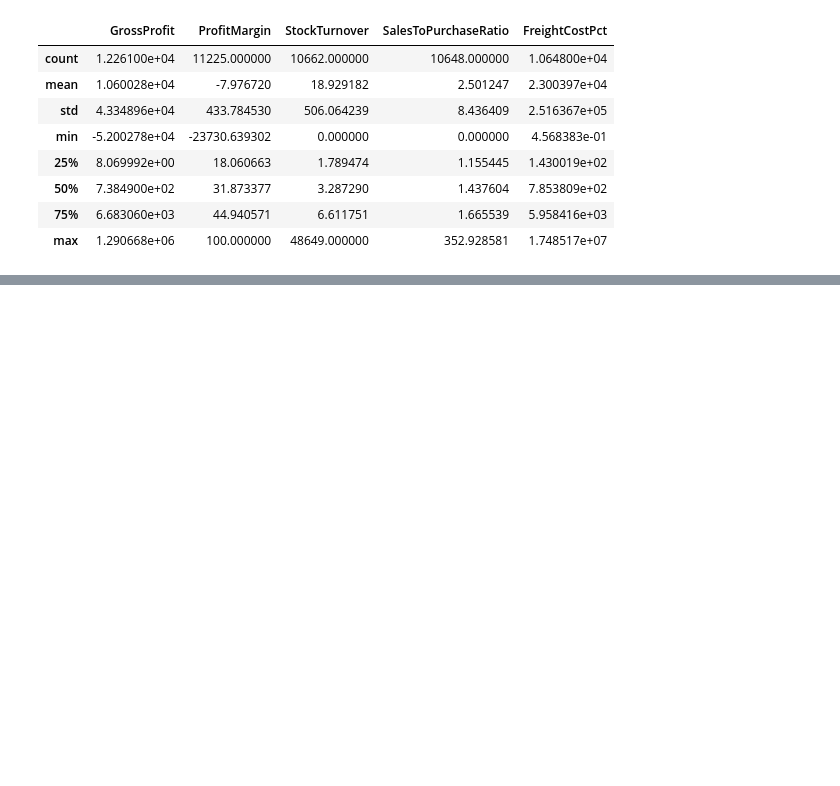
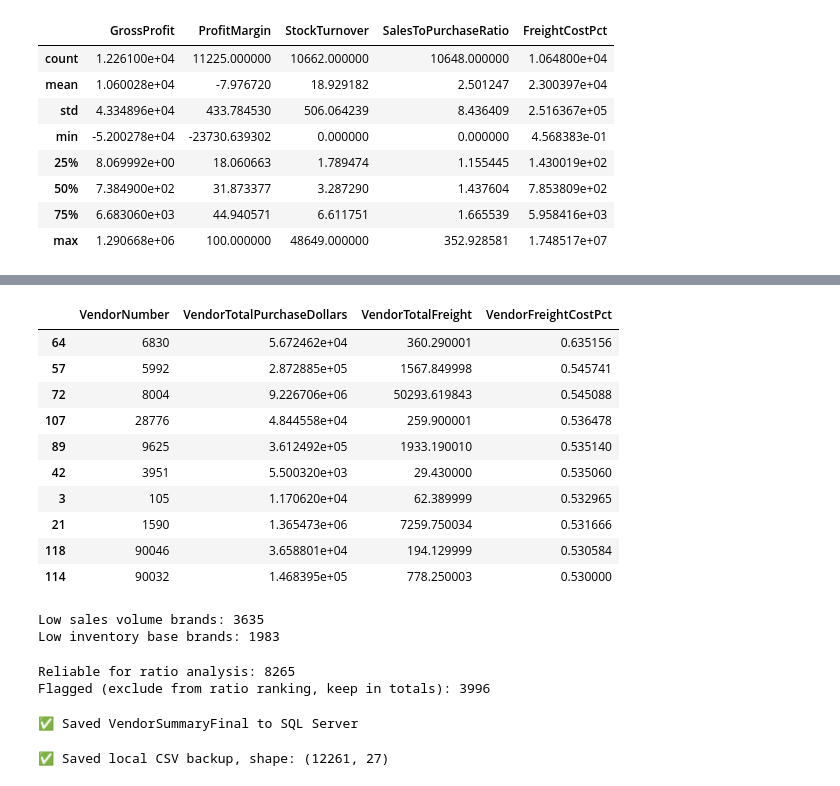
Before and after one commit to Imtiazjumman/Vendor_Data_Analysis, a Jupyter notebook: Vendor_Data_Analysis.ipynb, the cells around one changed output, grey strips where cells are left out. Drawn from its saved outputs; the diff is of its cells as text; code cells hidden in the pictures; blank space fills up the shorter version.

Commit message:
Saved files in  sql and csv

```diff
--- a/Vendor_Data_Analysis.ipynb
+++ b/Vendor_Data_Analysis.ipynb
@@ -235,0 +267,27 @@ df[['GrossProfit','ProfitMargin','StockTurnover','SalesToPurchaseRatio','Freight
+# %%
+#Fix FreightCostPct: recalculate at Vendor grain, not Brand grain
+
+vendor_level = df.groupby('VendorNumber').agg(
+    VendorTotalPurchaseDollars=('TotalPurchaseDollars','sum'),
+    VendorTotalFreight=('TotalFreightcost','first')  # freight is already the same value repeated per brand for a vendor
+).reset_index()
+
+vendor_level['VendorFreightCostPct'] = np.where(
+    vendor_level['VendorTotalPurchaseDollars'] > 0,
+    (vendor_level['VendorTotalFreight'] / vendor_level['VendorTotalPurchaseDollars']) * 100,
+    np.nan
+)
+
+vendor_level.sort_values('VendorFreightCostPct', ascending=False).head(10)
+# %% [output]
+|  | VendorNumber | VendorTotalPurchaseDollars | VendorTotalFreight | VendorFreightCostPct |
+| 64 | 6830 | 5.672462e+04 | 360.290001 | 0.635156 |
+| 57 | 5992 | 2.872885e+05 | 1567.849998 | 0.545741 |
+| 72 | 8004 | 9.226706e+06 | 50293.619843 | 0.545088 |
+| 107 | 28776 | 4.844558e+04 | 259.900001 | 0.536478 |
+| 89 | 9625 | 3.612492e+05 | 1933.190010 | 0.535140 |
+| 42 | 3951 | 5.500320e+03 | 29.430000 | 0.535060 |
+| 3 | 105 | 1.170620e+04 | 62.389999 | 0.532965 |
+| 21 | 1590 | 1.365473e+06 | 7259.750034 | 0.531666 |
+| 118 | 90046 | 3.658801e+04 | 194.129999 | 0.530584 |
+| 114 | 90032 | 1.468395e+05 | 778.250003 | 0.530000 |
@@ -235,0 +299,31 @@ df[['GrossProfit','ProfitMargin','StockTurnover','SalesToPurchaseRatio','Freight
+# %%
+# Flag brands where Sales or Inventory base is too small to trust ratio-based KPIs
+df['LowSalesVolumeFlag'] = df['TotalSalesDollars'] < 500        # threshold: adjust later if needed
+df['LowInventoryBaseFlag'] = df['AvgInventory'] < 2              # near-zero inventory denominator
+
+print("Low sales volume brands:", df['LowSalesVolumeFlag'].sum())
+print("Low inventory base brands:", df['LowInventoryBaseFlag'].sum())
+# %% [output]
+Low sales volume brands: 3635
+Low inventory base brands: 1983
+# %%
+#Combined Reliability Flag: True if both sales and inventory are sufficient to trust ratio-based KPIs
+df['ReliableForRatioAnalysis'] = (~df['LowSalesVolumeFlag']) & (~df['LowInventoryBaseFlag'])
+
+print("Reliable for ratio analysis:", df['ReliableForRatioAnalysis'].sum())
+print("Flagged (exclude from ratio ranking, keep in totals):", (~df['ReliableForRatioAnalysis']).sum())
+# %% [output]
+Reliable for ratio analysis: 8265
+Flagged (exclude from ratio ranking, keep in totals): 3996
+# %%
+#Phase 3 er final output: cleaned+enriched table SQL Server e save koro (Power BI ei table theke direct pore nebe, raw view na
+df.to_sql('VendorSummaryFinal', con=engine, if_exists='replace', index=False)
+print("✅ Saved VendorSummaryFinal to SQL Server")
+# %% [output]
+✅ Saved VendorSummaryFinal to SQL Server
+# %%
+#local backup CSV
+df.to_csv('vendor_summary_final.csv', index=False)
+print("✅ Saved local CSV backup, shape:", df.shape)
+# %% [output]
+✅ Saved local CSV backup, shape: (12261, 27)
```
Also changed, not shown: parts of 3 cells of this notebook.
